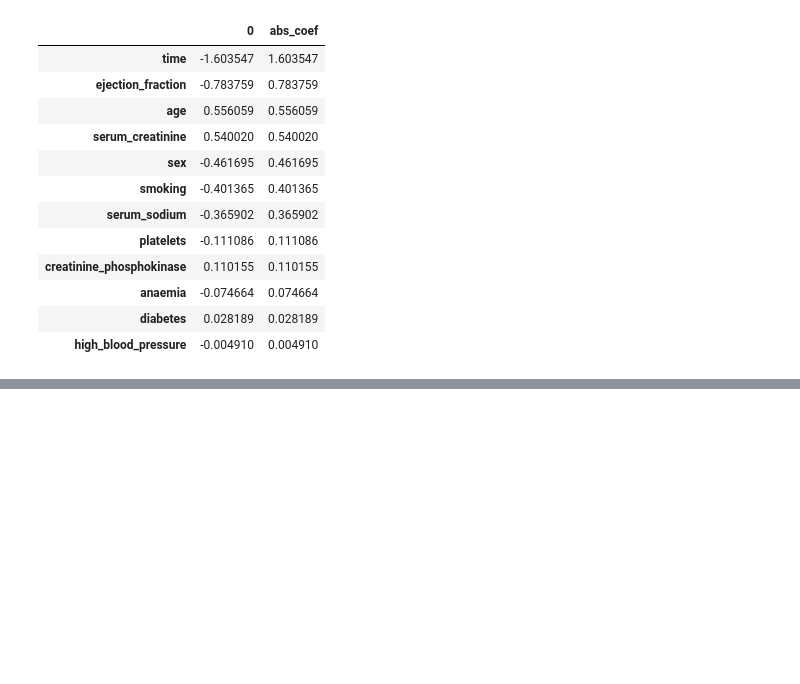
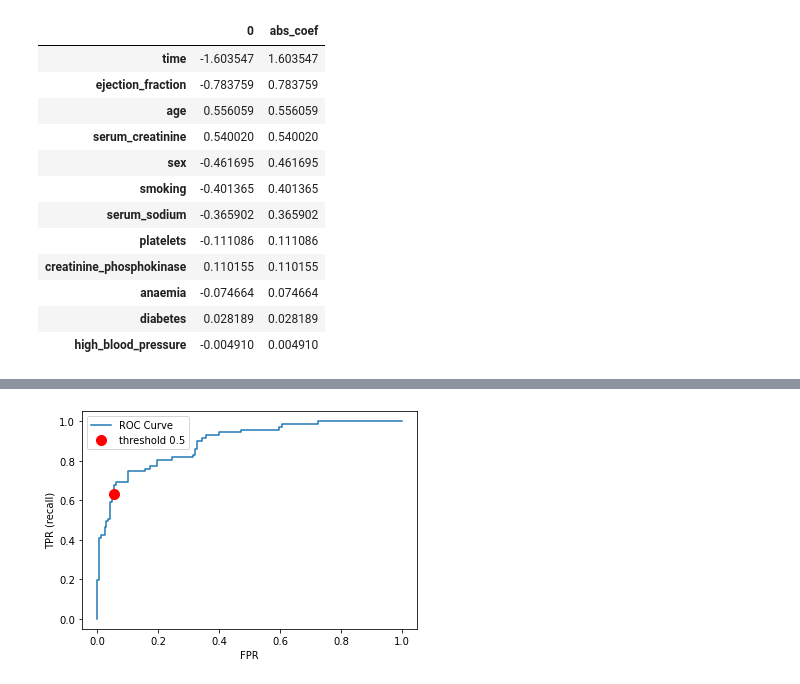
Before and after one commit to utkarshsaboo45/Heart-Failure, a Jupyter notebook: notebooks/model.ipynb, the cells around one changed output, grey strips where cells are left out. Drawn from its saved outputs; the diff is of its cells as text; code cells hidden in the pictures; blank space fills up the shorter version.

Commit message:
Tune SVC Params

```diff
--- a/notebooks/model.ipynb
+++ b/notebooks/model.ipynb
@@ -503,0 +506,23 @@ feat_imp.sort_values("abs_coef", ascending=False)
+# %%
+pipe_poly_svc = make_pipeline(
+    column_transformer, PolynomialFeatures(), SVC()
+)
+
+params_poly_svc = {
+    "svc__class_weight": [None, "balanced"],
+    "svc__C": 10.0 ** np.arange(-2, 4),
+    "svc__kernel": ["linear", "poly", "rbf"],
+    "polynomialfeatures__degree": [1, 2]
+}
+
+random_search_svc = RandomizedSearchCV(
+    pipe_poly_svc,
+    params_poly_svc,
+    return_train_score=True,
+    n_jobs=-1,
+    n_iter=20,
+    scoring=scoring_metrics,
+    refit="accuracy"
+)
+# %%
+random_search_svc.fit(X_train, y_train)
@@ -503,0 +577,15 @@ feat_imp.sort_values("abs_coef", ascending=False)
+# %%
+pipe_poly_svc_tuned = make_pipeline(
+    column_transformer,
+    PolynomialFeatures(
+        degree=random_search_svc.best_params_["polynomialfeatures__degree"]
+    ),
+    SVC(
+        class_weight=random_search_svc.best_params_["svc__class_weight"],
+        C=random_search_svc.best_params_["svc__C"],
+        kernel=random_search_svc.best_params_["svc__kernel"],
+        probability=True
+    )
+)
+# %%
+pipe_poly_svc_tuned.fit(X_train, y_train)
@@ -503,0 +611,4 @@ feat_imp.sort_values("abs_coef", ascending=False)
+# %%
+plot_roc_curve(pipe_poly_svc_tuned, X_train, y_train)
+# %% [output]
+[figure, added]
```
Also changed, not shown: parts of 7 cells of this notebook.
